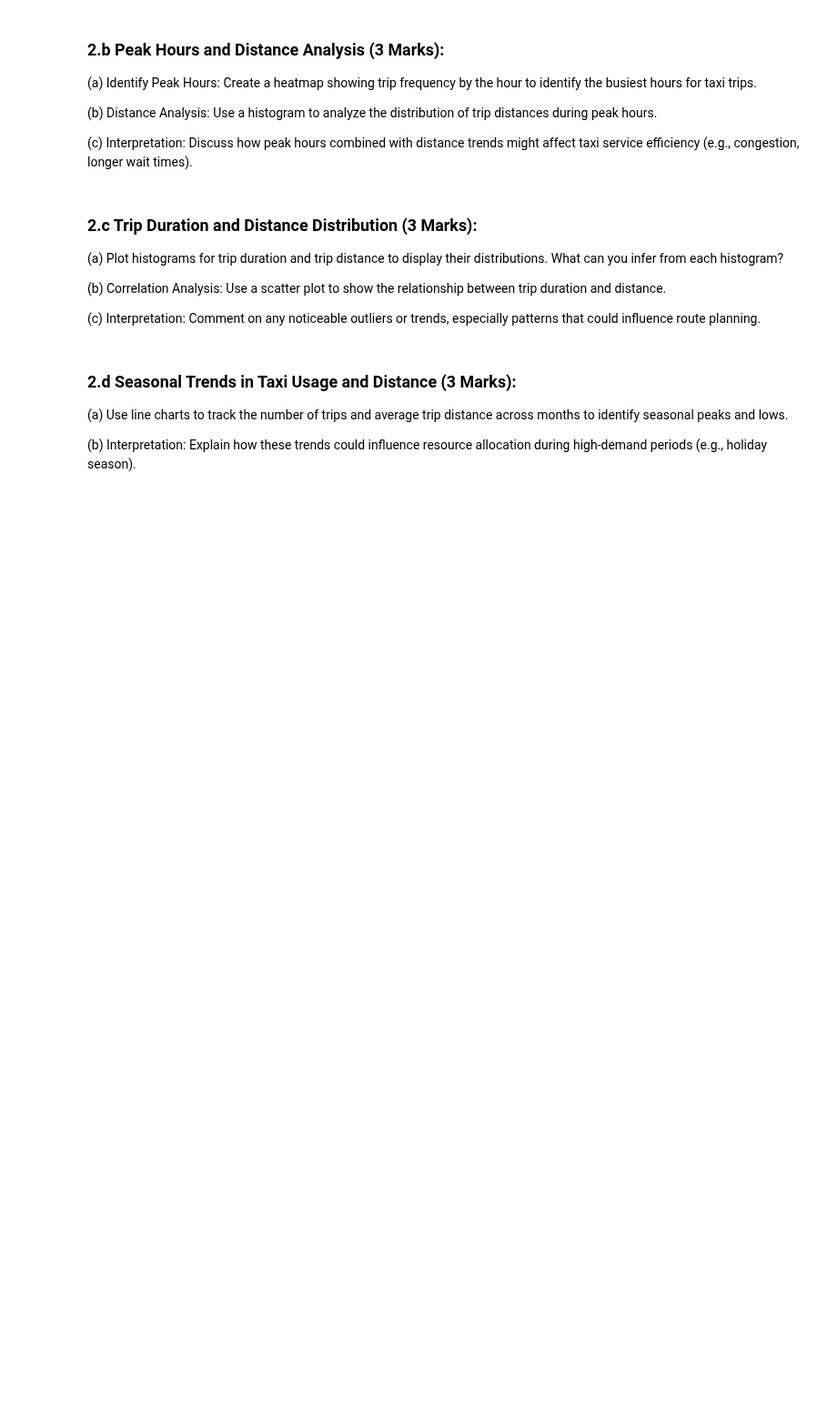
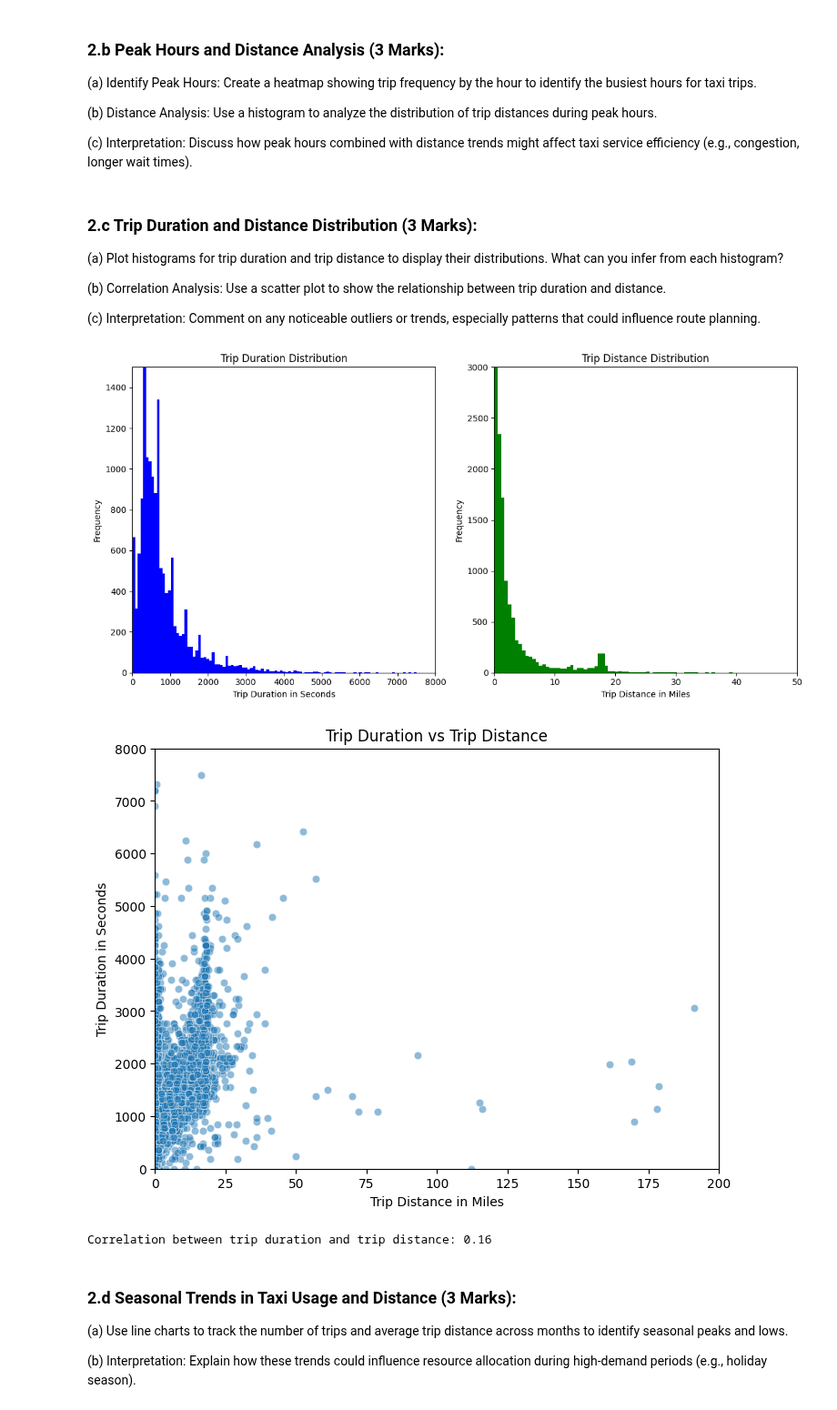
Before and after one commit to abhijain565aj/CS215-Assignment, a Jupyter notebook: A5-23B0903-23B0928-23B1057/Q2.ipynb, the cells around one changed output. Shown at 91% size. Saved outputs shown, nothing was run; the diff lists cells and outputs as text; code cells hidden in the pictures; blank space fills up the shorter version.

```diff
--- a/A5-23B0903-23B0928-23B1057/Q2.ipynb
+++ b/A5-23B0903-23B0928-23B1057/Q2.ipynb
@@ -38,6 +38,47 @@ df = pd.read_csv('./TaxiData.csv')
 (b) Correlation Analysis: Use a scatter plot to show the relationship between trip duration and distance.
 
 (c) Interpretation: Comment on any noticeable outliers or trends, especially patterns that could influence route planning.
+# %%
+df.dropna(subset=['trip_seconds', 'trip_miles'], inplace=True)
+
+plt.figure(figsize=(12, 6))
+
+plt.subplot(1, 2, 1)
+plt.hist(df['trip_seconds'], bins=1000, color='blue')
+plt.xlim(0, 8000)
+plt.ylim(0, 1500)
+plt.title('Trip Duration Distribution')
+plt.xlabel('Trip Duration in Seconds')
+plt.ylabel('Frequency')
+
+
+plt.subplot(1, 2, 2)
+plt.hist(df['trip_miles'], bins=3000, color='green')
+plt.xlim(0, 50)
+plt.ylim(0, 3000)
+plt.title('Trip Distance Distribution')
+plt.xlabel('Trip Distance in Miles')
+plt.ylabel('Frequency')
+
+plt.tight_layout()
+plt.show()
+
+plt.figure(figsize=(8,6))
+sns.scatterplot(x='trip_miles', y='trip_seconds', data=df, alpha=0.5)
+# outliers were noticable in the scatter plot, so I limited the x and y axis to get a better view
+plt.xlim(0, 200)
+plt.ylim(0, 8000)
+plt.title('Trip Duration vs Trip Distance')
+plt.xlabel('Trip Distance in Miles')
+plt.ylabel('Trip Duration in Seconds')
+plt.show()
+
+correlation = df['trip_seconds'].corr(df['trip_miles'])
+print(f"Correlation between trip duration and trip distance: {correlation:.2f}")
+# %% [output]
+[figure, added]
+[figure, added]
+Correlation between trip duration and trip distance: 0.16
 # %% [markdown]
 ### 2.d Seasonal Trends in Taxi Usage and Distance (3 Marks):
 
```
Also changed, not shown: parts of 1 cell of this notebook, 1 other file.
